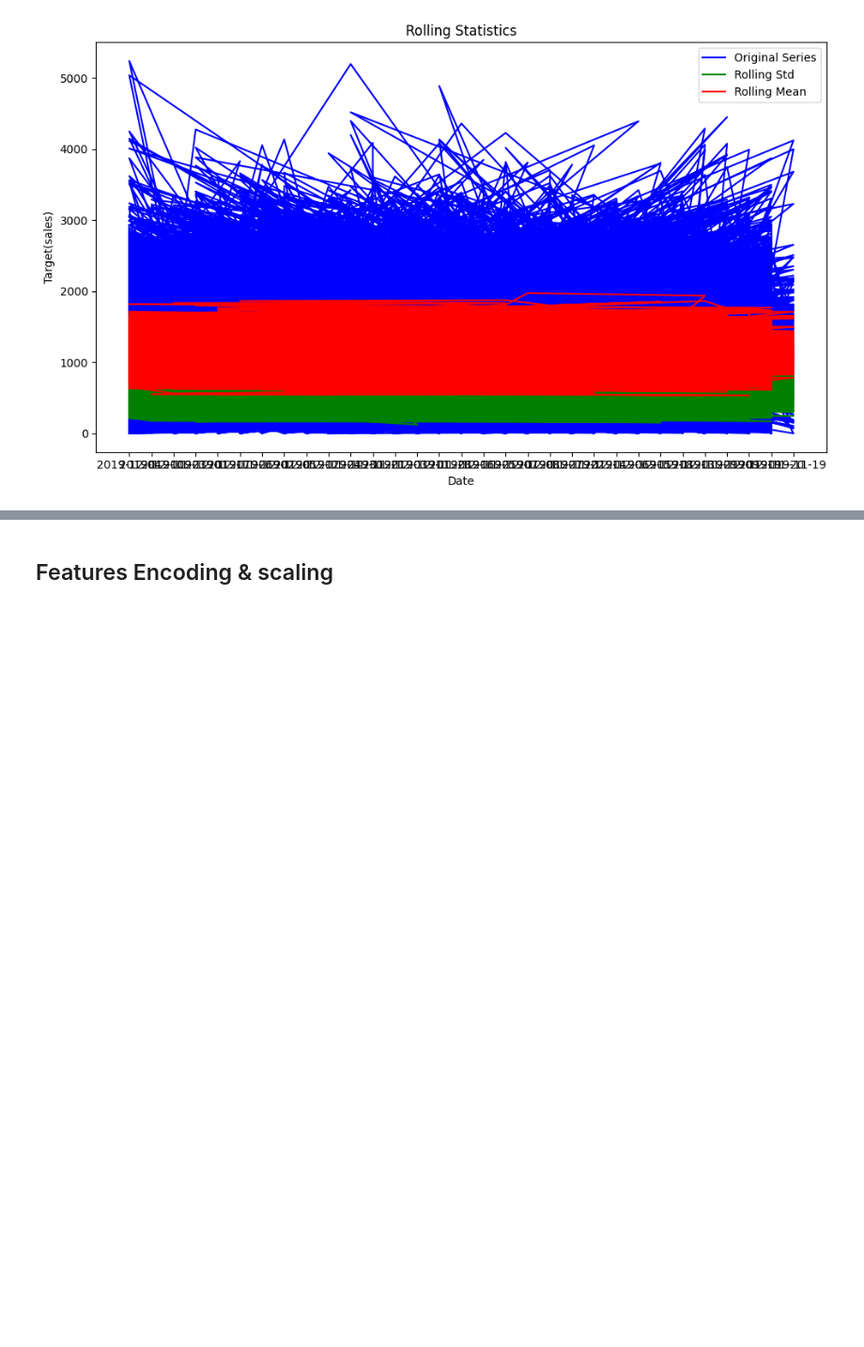
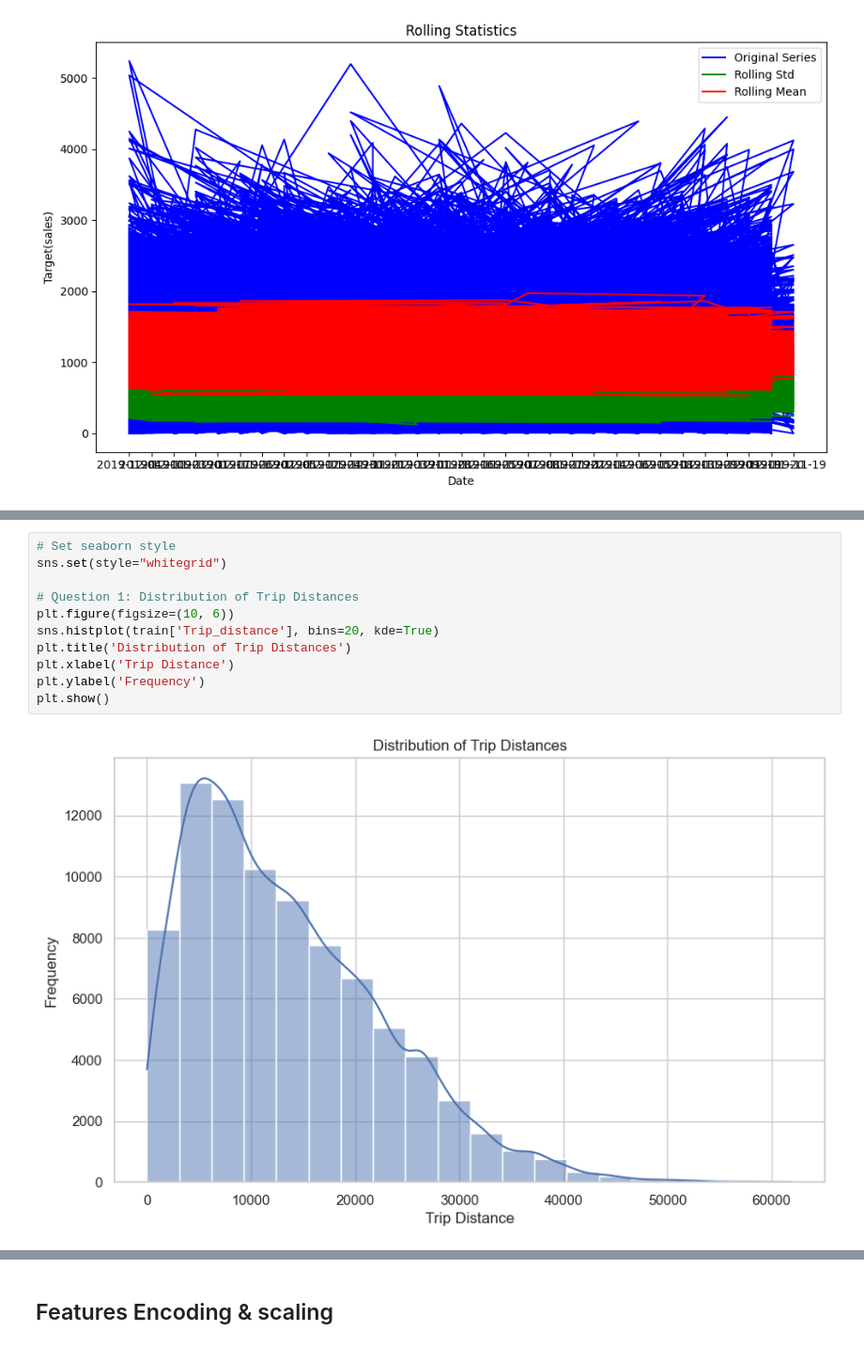
Before and after one commit to ikoghoemmanuell/Yassir-ETA-Prediction, a Jupyter notebook: yassir eta prediction/dev/notebooks/machine learning.ipynb, the cells around one changed output, grey strips where cells are left out. Shown at 94% size. Cells and saved outputs as stored; diff of their text form; blank space fills up the shorter version.

```diff
--- a/yassir eta prediction/dev/notebooks/machine learning.ipynb
+++ b/yassir eta prediction/dev/notebooks/machine learning.ipynb
@@ -341,0 +350,13 @@ check_stationarity(train, 'date_extracted', 'ETA')
+# %%
+# Set seaborn style
+sns.set(style="whitegrid")
+
+# Question 1: Distribution of Trip Distances
+plt.figure(figsize=(10, 6))
+sns.histplot(train['Trip_distance'], bins=20, kde=True)
+plt.title('Distribution of Trip Distances')
+plt.xlabel('Trip Distance')
+plt.ylabel('Frequency')
+plt.show()
+# %% [output]
+[figure, added]
```
Also changed, not shown: parts of 20 cells of this notebook.
